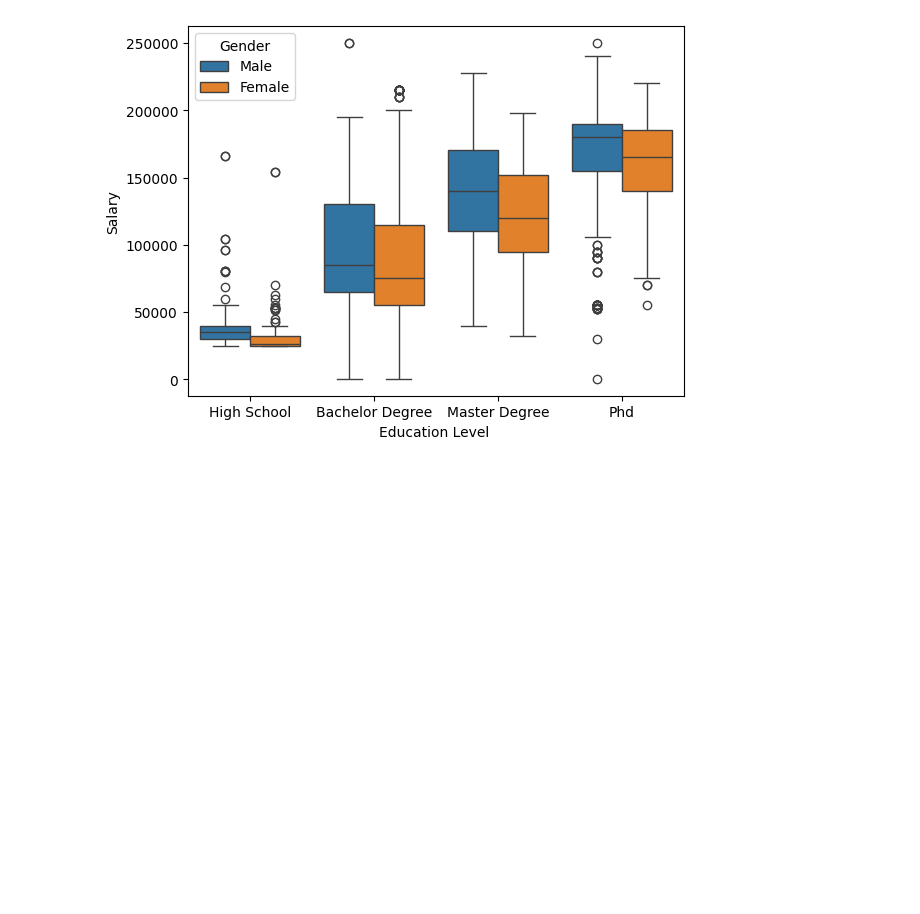
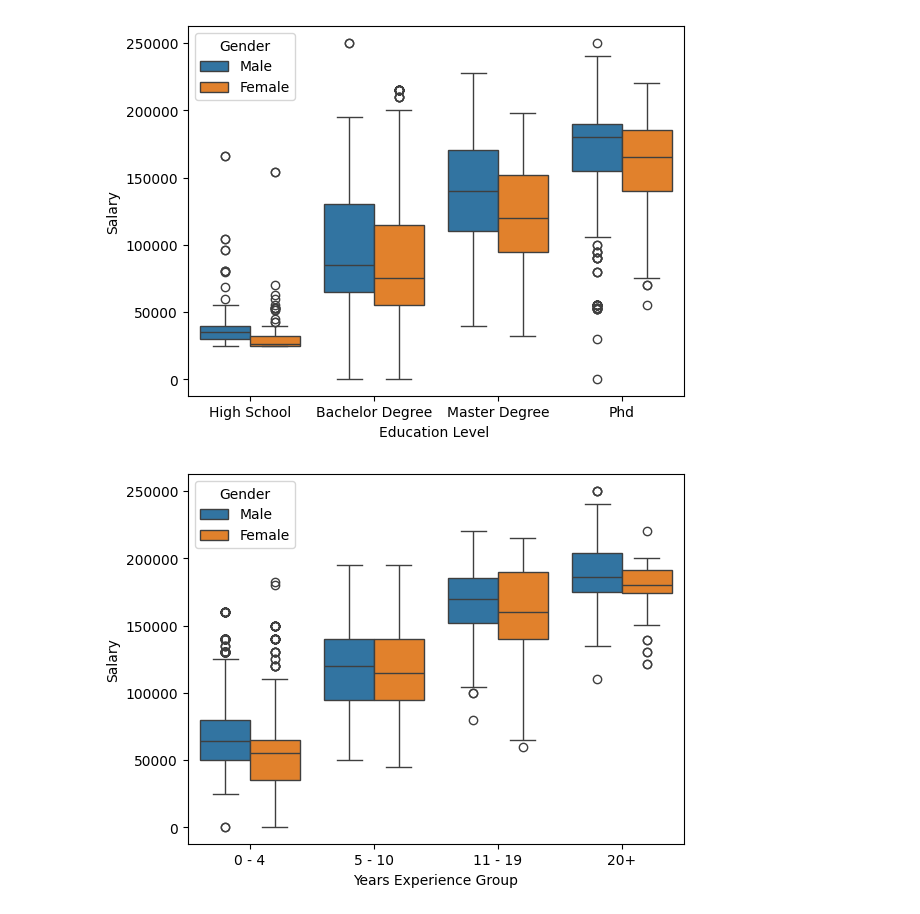
Before and after one commit to Bmcunningham4/CA_Data_Science_P2, a Jupyter notebook: data_visualisations.ipynb, the cells around one changed output. Saved outputs shown, nothing was run; the diff lists cells and outputs as text; code cells hidden in the pictures; blank space fills up the shorter version.

Commit message:
Finished Box plots

```diff
--- a/data_visualisations.ipynb
+++ b/data_visualisations.ipynb
@@ -26,31 +26,50 @@ def education_level_funct(num):
         return "Master Degree"
     else:
         return "Phd"
+
+def years_exp_funct(num):
+    if -1 < num < 5:
+        return "0 - 4"
+    elif 4 < num < 11:
+        return "5 - 10"
+    elif 10 < num < 20:
+        return "11 - 19"
+    else:
+        return "20+"
 # %%
 
 #* Showing Plots (Make sure I come back and put mark downs in between all of these!)
 
 #! Basic Data
 sns.boxplot(data = salary_df, x = "Gender", y = "Salary", hue = "Gender")
 plt.show()
 plt.close()
 
 #! Age
 salary_df["Age Group"] = salary_df.Age.apply(age_group_funct)
 age_order = ["20 - 29", "30 - 39", "40 - 49", "50+"]
 
 sns.boxplot(data = salary_df, x = "Age Group", y = "Salary", order = age_order, hue="Gender")
 plt.show()
 plt.close()
 
 #! Education Level
 salary_df["Education Level "] = salary_df["Education Level"].apply(education_level_funct)
 ed_order = ["High School", "Bachelor Degree", "Master Degree", "Phd"]
 
 sns.boxplot(data = salary_df, x = "Education Level ", y = "Salary", order = ed_order, hue="Gender")
 plt.show()
 plt.close()
+
+#! Years Experience
+salary_df["Years Experience Group"] = salary_df["Years of Experience"].apply(years_exp_funct)
+exp_order = ["0 - 4", "5 - 10", "11 - 19", "20+"]
+
+sns.boxplot(data = salary_df, x = "Years Experience Group", y = "Salary", order = exp_order, hue="Gender")
+plt.show()
+plt.close()
 # %% [output]
 [figure]
 [figure]
 [figure]
+[figure, added]
```
Also changed, not shown: 1 other file.
